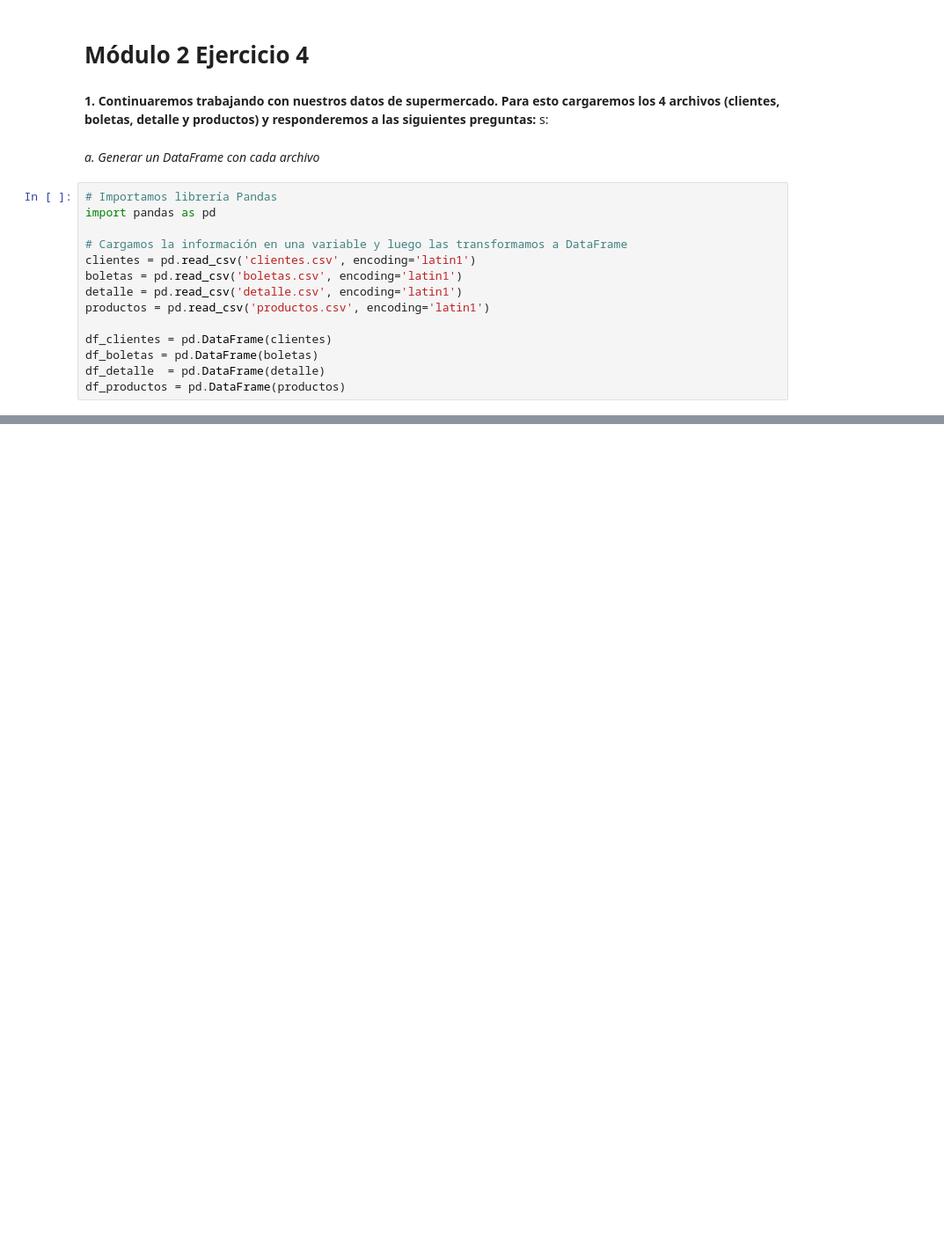
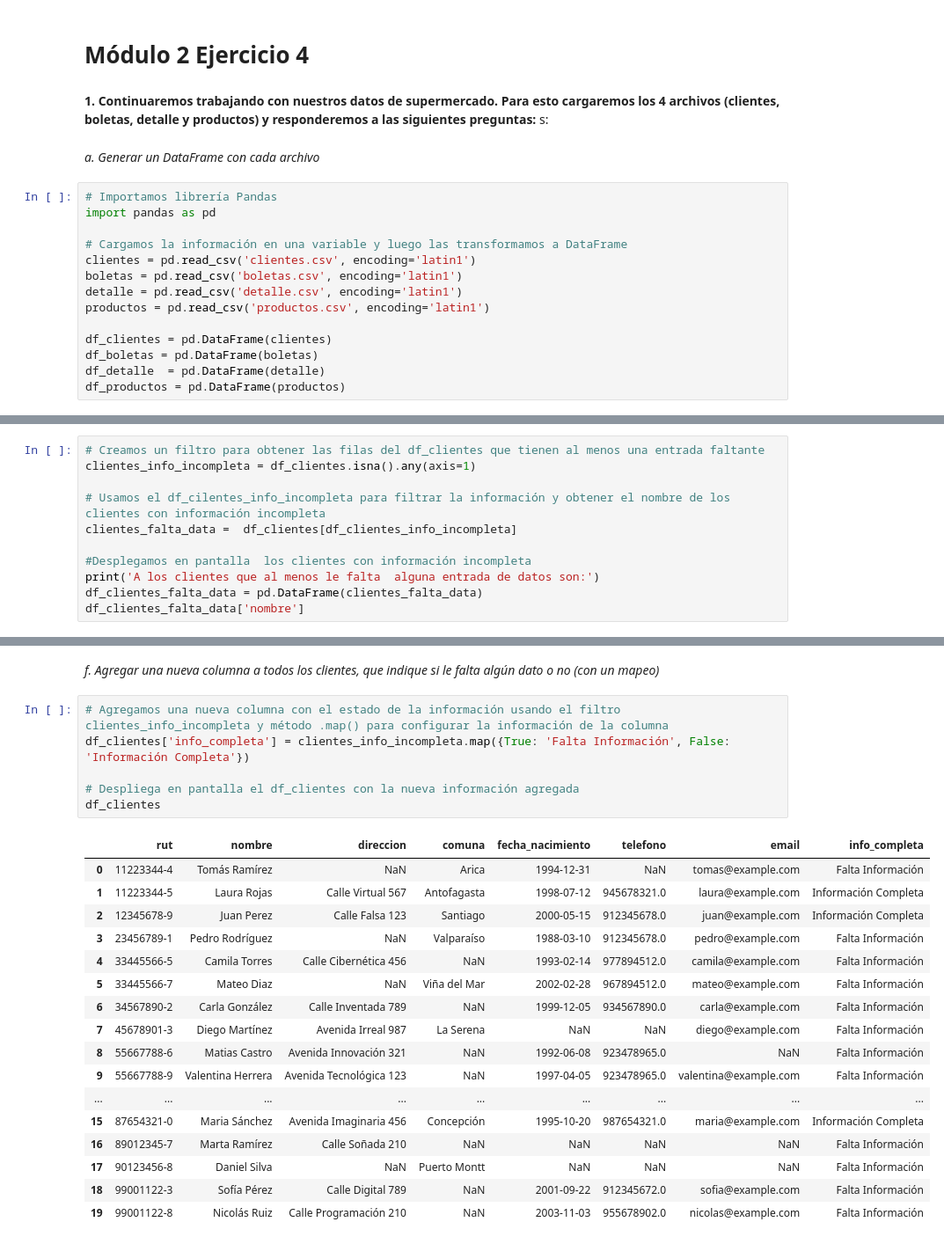
Before and after one commit to fidebravo/Modulo2, a Jupyter notebook: Modulo2_Actividad4.ipynb, the cells around one changed output, grey strips where cells are left out. Shown: that part at 88% size. Saved outputs shown, nothing was run; the diff lists cells and outputs as text; blank space fills up the shorter version.

```diff
--- a/Modulo2_Actividad4.ipynb
+++ b/Modulo2_Actividad4.ipynb
@@ -20,0 +130,11 @@ df_productos = pd.DataFrame(productos)
+# %%
+# Creamos un filtro para obtener las filas del df_clientes que tienen al menos una entrada faltante
+clientes_info_incompleta = df_clientes.isna().any(axis=1)
+
+# Usamos el df_cilentes_info_incompleta para filtrar la información y obtener el nombre de los  clientes con información incompleta
+clientes_falta_data =  df_clientes[df_clientes_info_incompleta]
+
+#Desplegamos en pantalla  los clientes con información incompleta
+print('A los clientes que al menos le falta  alguna entrada de datos son:')
+df_clientes_falta_data = pd.DataFrame(clientes_falta_data)
+df_clientes_falta_data['nombre']
@@ -20,0 +168,26 @@ df_productos = pd.DataFrame(productos)
+# %% [markdown]
+*f. Agregar una nueva columna a todos los clientes, que indique si le falta algún dato o no (con un mapeo)*
+# %%
+# Agregamos una nueva columna con el estado de la información usando el filtro clientes_info_incompleta y método .map() para configurar la información de la columna
+df_clientes['info_completa'] = clientes_info_incompleta.map({True: 'Falta Información', False: 'Información Completa'})
+
+# Despliega en pantalla el df_clientes con la nueva información agregada
+df_clientes
+# %% [output]
+|  | rut | nombre | direccion | comuna | fecha_nacimiento | telefono | email | info_completa |
+| 0 | 11223344-4 | Tomás Ramírez | NaN | Arica | 1994-12-31 | NaN | tomas@example.com | Falta Información |
+| 1 | 11223344-5 | Laura Rojas | Calle Virtual 567 | Antofagasta | 1998-07-12 | 945678321.0 | laura@example.com | Información Completa |
+| 2 | 12345678-9 | Juan Perez | Calle Falsa 123 | Santiago | 2000-05-15 | 912345678.0 | juan@example.com | Información Completa |
+| 3 | 23456789-1 | Pedro Rodríguez | NaN | Valparaíso | 1988-03-10 | 912345678.0 | pedro@example.com | Falta Información |
+| 4 | 33445566-5 | Camila Torres | Calle Cibernética 456 | NaN | 1993-02-14 | 977894512.0 | camila@example.com | Falta Información |
+| 5 | 33445566-7 | Mateo Diaz | NaN | Viña del Mar | 2002-02-28 | 967894512.0 | mateo@example.com | Falta Información |
+| 6 | 34567890-2 | Carla González | Calle Inventada 789 | NaN | 1999-12-05 | 934567890.0 | carla@example.com | Falta Información |
+| 7 | 45678901-3 | Diego Martínez | Avenida Irreal 987 | La Serena | NaN | NaN | diego@example.com | Falta Información |
+| 8 | 55667788-6 | Matias Castro | Avenida Innovación 321 | NaN | 1992-06-08 | 923478965.0 | NaN | Falta Información |
+| 9 | 55667788-9 | Valentina Herrera | Avenida Tecnológica 123 | NaN | 1997-04-05 | 923478965.0 | valentina@example.com | Falta Información |
+| ... | ... | ... | ... | ... | ... | ... | ... | ... |
+| 15 | 87654321-0 | Maria Sánchez | Avenida Imaginaria 456 | Concepción | 1995-10-20 | 987654321.0 | maria@example.com | Información Completa |
+| 16 | 89012345-7 | Marta Ramírez | Calle Soñada 210 | NaN | NaN | NaN | NaN | Falta Información |
+| 17 | 90123456-8 | Daniel Silva | NaN | Puerto Montt | NaN | NaN | NaN | Falta Información |
+| 18 | 99001122-3 | Sofía Pérez | Calle Digital 789 | NaN | 2001-09-22 | 912345672.0 | sofia@example.com | Falta Información |
+| 19 | 99001122-8 | Nicolás Ruiz | Calle Programación 210 | NaN | 2003-11-03 | 955678902.0 | nicolas@example.com | Falta Información |
```
Also changed, not shown: parts of 16 cells of this notebook.
